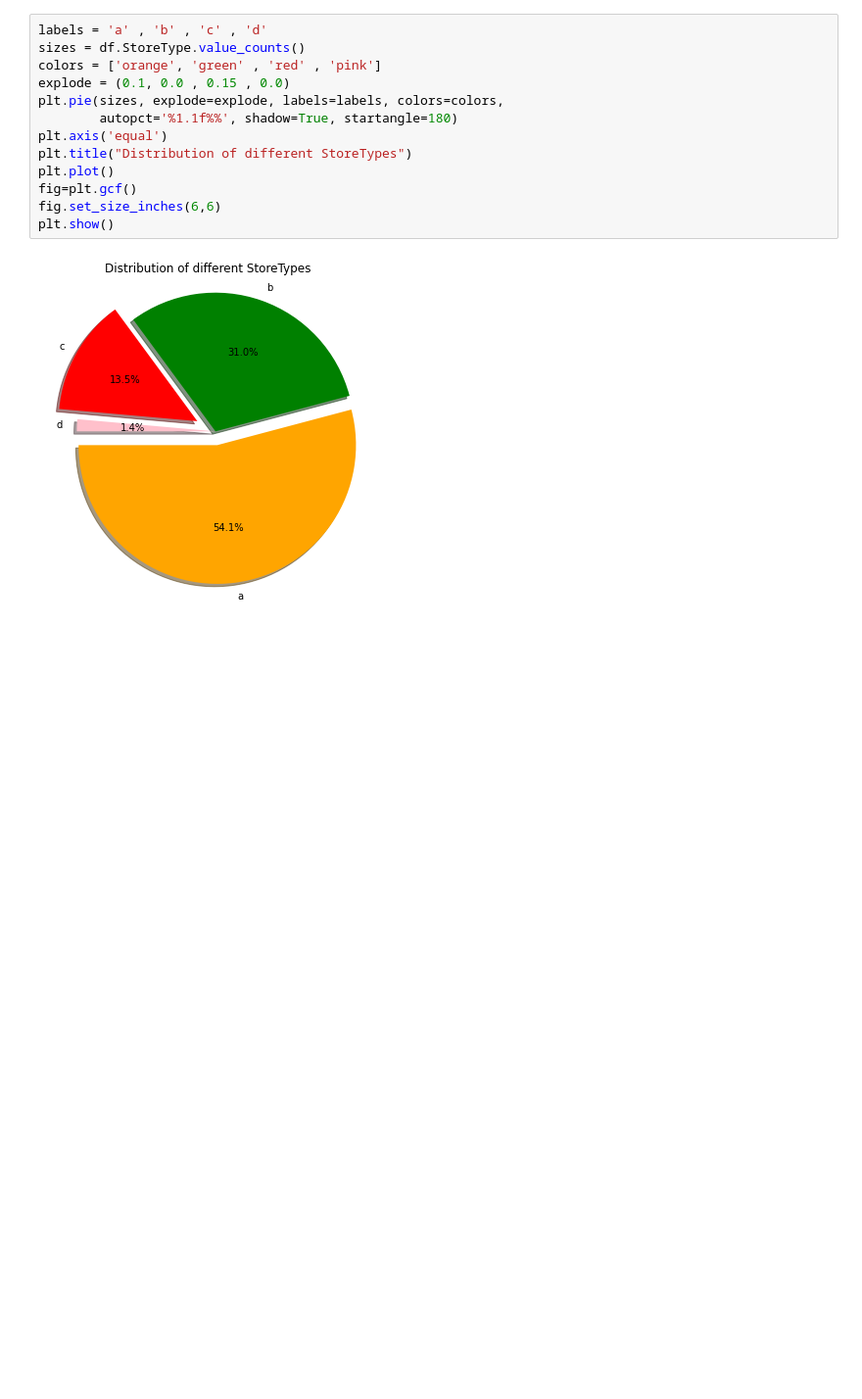
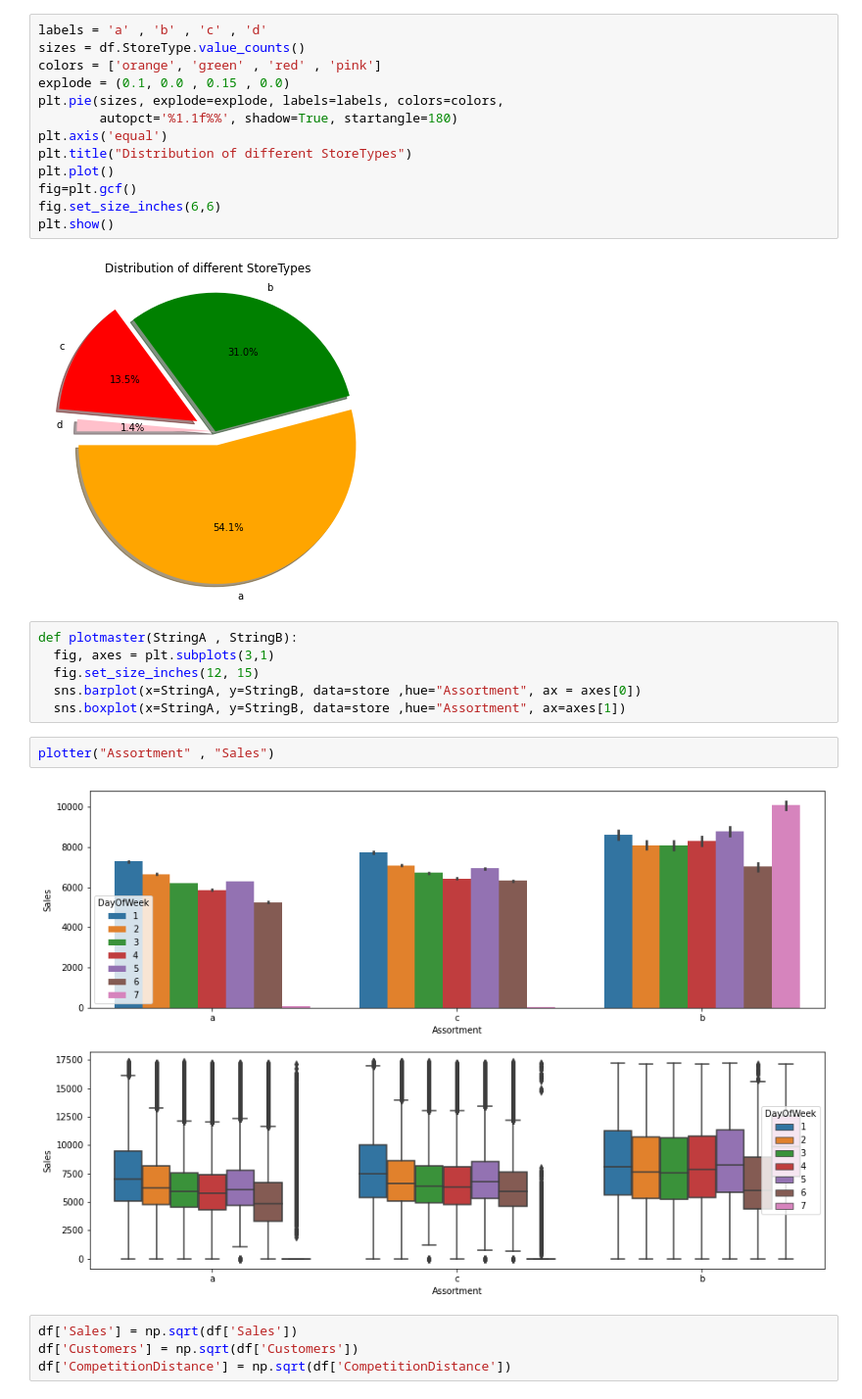
Before and after one commit to AnkitPatel745/Retail-Sales-Prediction-Capstone_Project, a Jupyter notebook: Rossmann_Sales_Prediction_Capstone_Project(ML_Regression).ipynb, the cells around one changed output. Shown at 98% size. Saved outputs shown, nothing was run; the diff lists cells and outputs as text; blank space fills up the shorter version.

Commit message:
EDA(Exploratory Data Analysis) Part-1

```diff
--- a/Rossmann_Sales_Prediction_Capstone_Project(ML_Regression).ipynb
+++ b/Rossmann_Sales_Prediction_Capstone_Project(ML_Regression).ipynb
@@ -472,3 +472,17 @@ fig.set_size_inches(6,6)
 plt.show()
 # %% [output]
 [figure]
+# %%
+def plotmaster(StringA , StringB):
+  fig, axes = plt.subplots(3,1)
+  fig.set_size_inches(12, 15)
+  sns.barplot(x=StringA, y=StringB, data=store ,hue="Assortment", ax = axes[0])
+  sns.boxplot(x=StringA, y=StringB, data=store ,hue="Assortment", ax=axes[1])
+# %%
+plotter("Assortment" , "Sales")
+# %% [output]
+[figure, added]
+# %%
+df['Sales'] = np.sqrt(df['Sales'])
+df['Customers'] = np.sqrt(df['Customers'])
+df['CompetitionDistance'] = np.sqrt(df['CompetitionDistance'])
```
Also changed, not shown: parts of 8 cells of this notebook.
